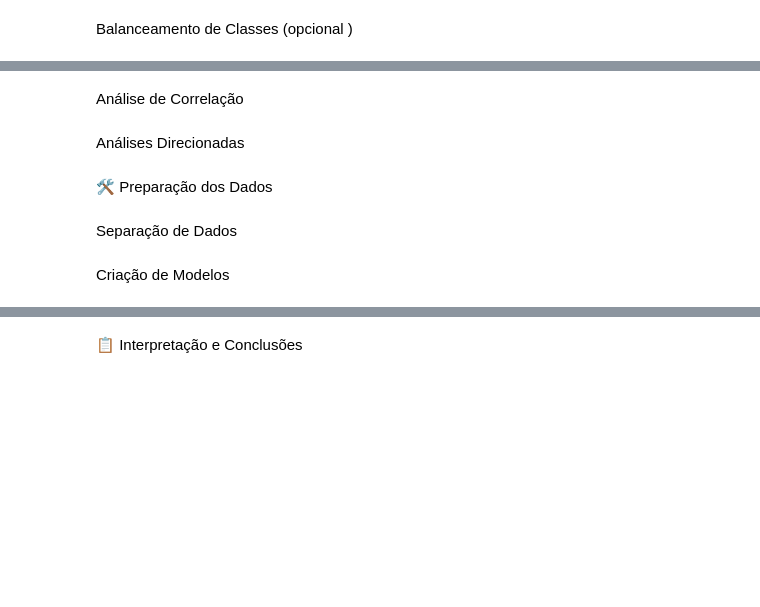
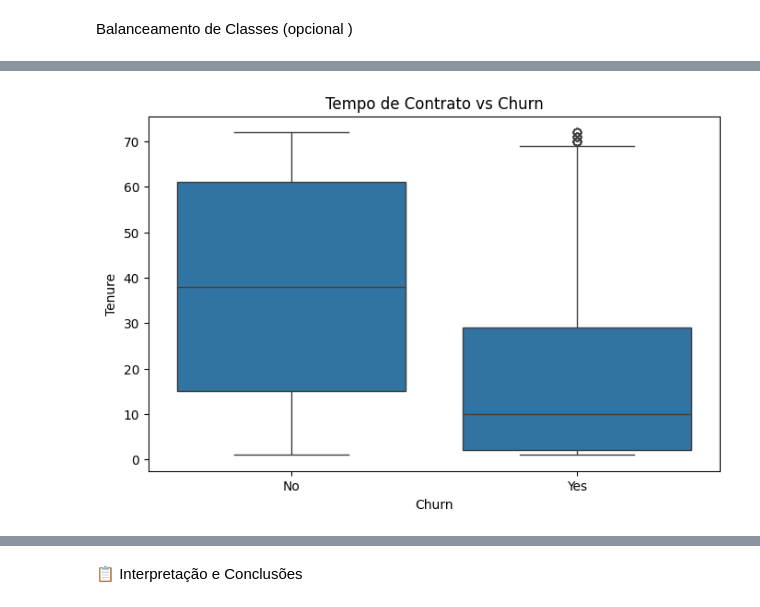
Before and after one commit to JoseSilva84/Desafio-Telecom-X-parte-2, a Jupyter notebook: Desafio Telecom X parte 2.ipynb, the cells around one changed output, grey strips where cells are left out. Drawn from its saved outputs; the diff is of its cells as text; code cells hidden in the pictures; blank space fills up the shorter version.

```diff
--- a/Desafio Telecom X parte 2.ipynb
+++ b/Desafio Telecom X parte 2.ipynb
@@ -153,10 +151,7 @@ Normalização ou Padronização (se necessário)
-# %% [markdown]
-Análise de Correlação
-# %% [markdown]
-Análises Direcionadas
-# %% [markdown]
-🛠️ Preparação dos Dados
-# %% [markdown]
-Separação de Dados
-# %% [markdown]
-Criação de Modelos
+# %%
+plt.figure(figsize=(8,5))
+sns.boxplot(x='Churn', y='Tenure', data=telecom_dados)
+plt.title("Tempo de Contrato vs Churn")
+plt.show()
+# %% [output]
+[figure, added]
```
Also changed, not shown: parts of 46 cells of this notebook, 1 other file.
